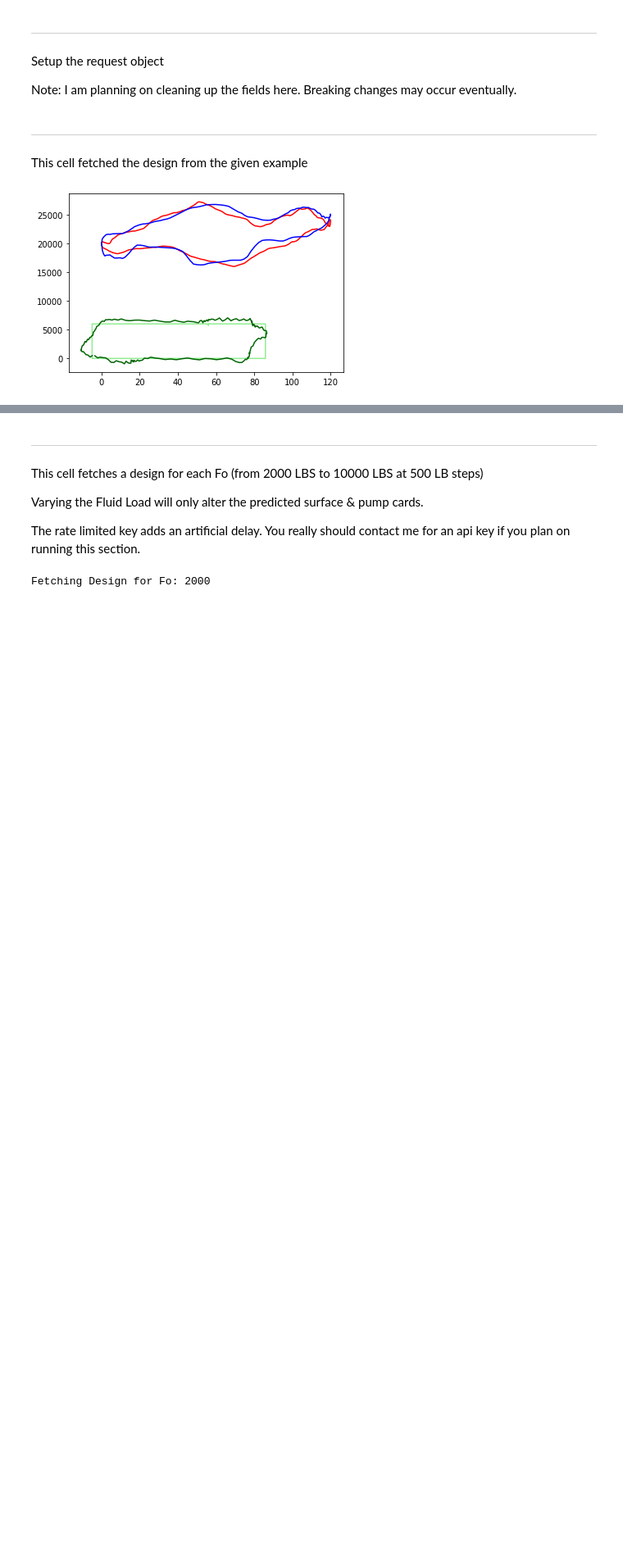
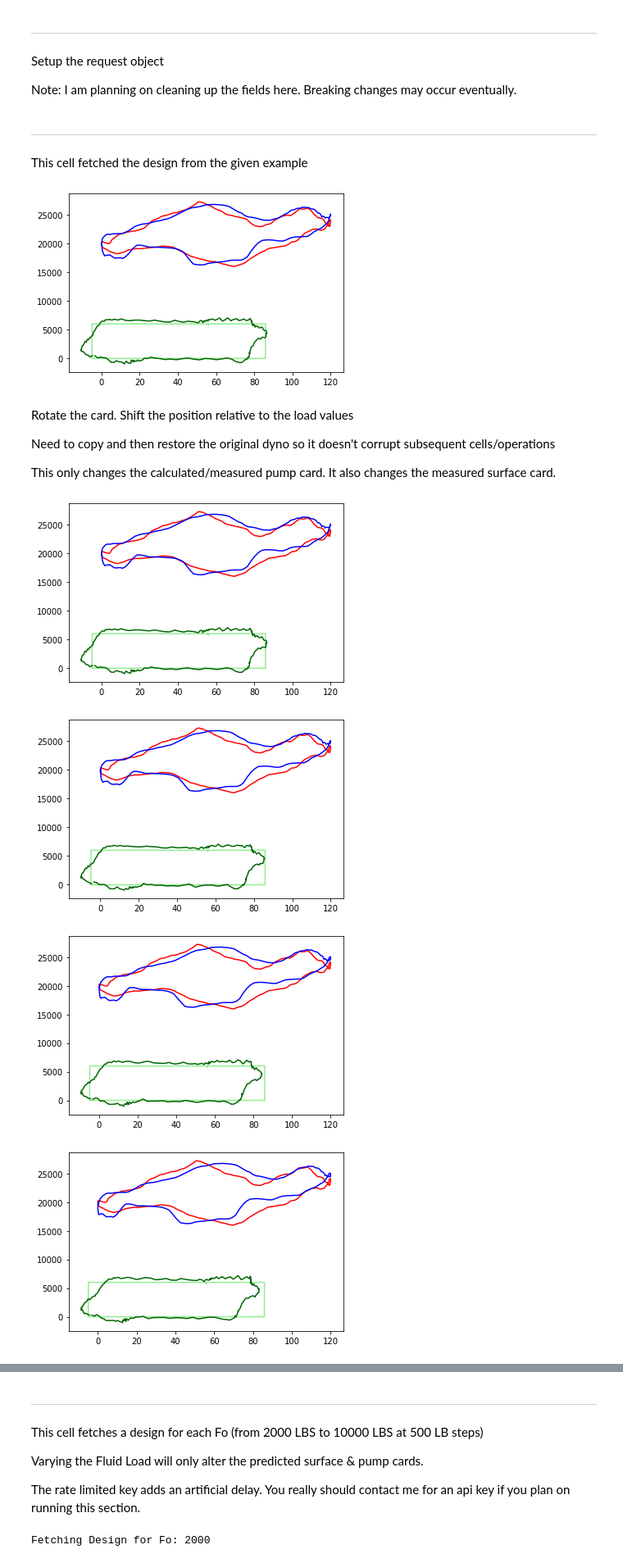
Before and after one commit to wansco/zrod.io, a Jupyter notebook: jupyter/zrod_demo.old.ipynb, the cells around one changed output, grey strips where cells are left out. Shown at 82% size. Saved outputs shown, nothing was run; the diff lists cells and outputs as text; code cells hidden in the pictures; blank space fills up the shorter version.

```diff
--- a/jupyter/zrod_demo.ipynb
+++ b/jupyter/zrod_demo.old.ipynb
@@ -145,3 +145,25 @@ This cell fetched the design from the given example
 ProcessAndDisplayDesign(example)
 # %% [output]
 [figure]
+# %% [markdown]
+Rotate the card. Shift the position relative to the load values
+
+Need to copy and then restore the original dyno so it doesn't corrupt subsequent cells/operations
+
+This only changes the calculated/measured pump card. It also changes the measured surface card.
+# %%
+dynoOrig = example["dyno"].copy()
+for x in range(10):                      #how many points we want to shift
+    for i in range(len(dynoOrig)):       #Shift the position for each item in the list (there's probably slicker python-y ways to do this)
+        item = [
+            dynoOrig[(x+i)%len(dynoOrig)][0],
+            dynoOrig[i][1]
+        ]
+        example["dyno"][i] = item
+    ProcessAndDisplayDesign(example)     #go fetch the design and display it
+example["dyno"] = dynoOrig               #restore the original data for subsequent processing
+# %% [output]
+[figure, added]
+[figure, added]
+[figure, added]
+[figure, added]
```
Also changed, not shown: parts of 2 cells of this notebook, 1 other file.
